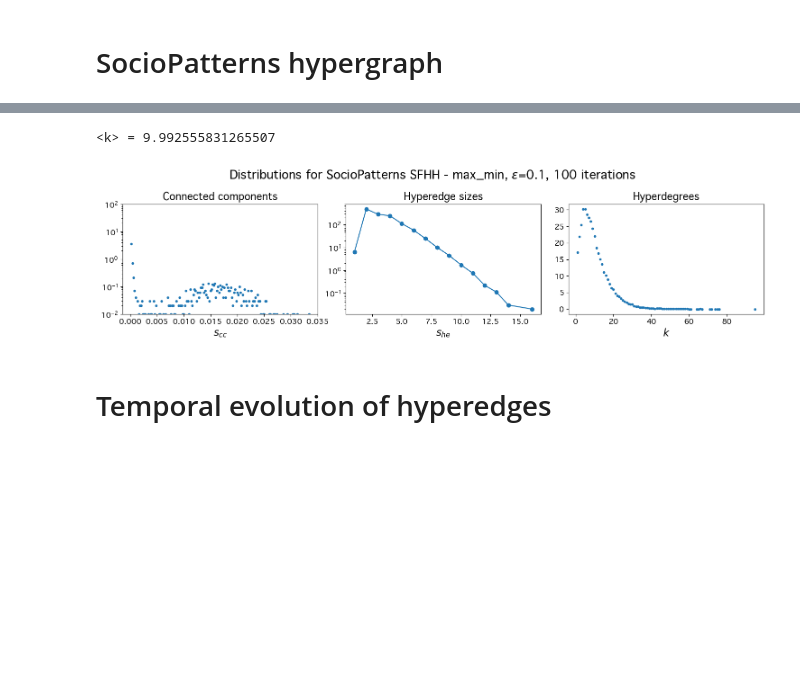
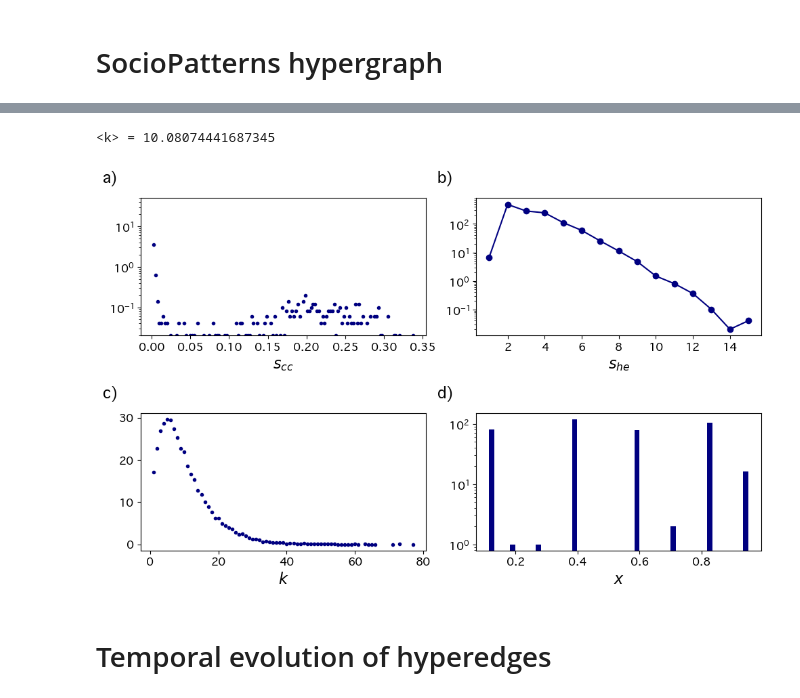
Before and after one commit to cosimoagostinelli/H-or_adaptive_Deffuant, a Jupyter notebook: 4_figures.ipynb, the cells around one changed output, grey strips where cells are left out. Saved outputs shown, nothing was run; the diff lists cells and outputs as text; code cells hidden in the pictures; blank space fills up the shorter version.

```diff
--- a/4_figures.ipynb
+++ b/4_figures.ipynb
@@ -13,8 +106,8 @@ dpi=150
 # $M$-uniform ER - steady state vs $\epsilon$
 # %%
 cond = 'max_min'
-Ns = [500, 1000]#, 2000, 5000]
-Ms = [2, 4]#, 6]
+Ns = [500, 1000, 2000, 5000]
+Ms = [2, 4, 6]
 
 nrows, ncols = 4, len(Ms)
 fig, axs = plt.subplots(nrows, ncols, sharex=True, sharey='row', figsize=(14, 4*len(Ms)))
@@ -52,11 +145,11 @@ for M in Ms:
 
         la0 = lbls[0] if N==Ns[0] else None
         la1 = lbls[1] if N==Ns[0] else None
-        axs[1,i].plot(epsilons, y1, color=clr, linestyle='-', marker='>', label=la0)
-        axs[1,i].plot(epsilons, y2, color=clr, linestyle='-', marker='o', label=la1)
+        axs[1,i].plot(epsilons, y1, color=clr, linestyle='-', marker='o', label=la0)
+        axs[1,i].plot(epsilons, y2, color=clr, linestyle='--', marker='>', label=la1)
         tk = [0.1,0.4,0.7,1.0]
         axs[1,i].set_yticks(tk, [str(i) for i in tk])
-        axs[1,i].legend(fontsize=lgd_size, loc=2)
+        axs[1,i].legend(fontsize=lgd_size, loc=2)  # loc=2,5 for max_min,std
 
         axs[2,i].plot(epsilons, y3, color=clr, marker='o', label=f'N={N}')
 
@@ -64,7 +157,7 @@ for M in Ms:
         la3 = lbls[3] if N==Ns[0] else None
         axs[3,i].plot(epsilons, y5, label=la3, linestyle='--', marker='o', color=clr)
         axs[3,i].plot(epsilons, y4, label=la2, color=clr)
-        axs[3,i].legend(fontsize=lgd_size, loc=2)
+        axs[3,i].legend(fontsize=lgd_size, loc=2) # loc=2,1 for max_min,std
 
         # set tick fontsize in all subplots
         for j in range(4):
@@ -380,58 +414,65 @@ plt.show()
 tag = 'SFHH'
 cond = 'max_min'
 epsilon = 0.1
-with open(f'../results/SocioPatterns/SP_{tag}_{cond}_distributions_eps_{epsilon}.pkl', 'rb') as f:
+with open(f'../results/SocioPatterns/SP_{tag}_{cond}_distrib_eps_{epsilon}.pkl', 'rb') as f:
     results = pickle.load(f)
 
 sizes_cc = results['sizes_cc']
 sizes_he = results['sizes_he']
-sizes_hd = results['sizes_hd']
-n_iter = results['n_iterations']
+sizes_hd = results['hyperdegs']
+n_iter = results['n_iter']
+op_fin = results['op_fin_1run']
 
-ncol = 3
-fig, axs = plt.subplots(1, ncol, figsize=(15, 4))
+fig, axs = plt.subplots(2,2, figsize=(10, 6.5))
 ttl_size = 16
 lgd_size = 12
+clr = 'navy'
 
+N=len(op_fin)
 x0 = [j/N for j in sorted(sizes_cc.keys())]
 y0 = [sizes_cc[j] for j in sorted(sizes_cc.keys())]
-axs[0].plot(x0, y0, marker='o', markersize=3, linewidth=0)
-axs[0].set_yscale('log')
-axs[0].set_ylim([1/n_iter, n_iter])
-axs[0].set_xlabel(r'$s_{cc}$', fontsize=ttl_size)
-axs[0].set_title('Connected components', rotation=0, fontsize=ttl_size)
+axs[0,0].plot(x0, y0, marker='o', markersize=3, linewidth=0, color=clr)
+axs[0,0].set_yscale('log')
+axs[0,0].set_ylim([1/n_iter, n_iter])
+axs[0,0].set_xlabel(r'$s_{cc}$', fontsize=ttl_size)
 
 x1 = sorted(sizes_he.keys())
 y1 = [sizes_he[x] for x in x1]
-axs[1].plot(x1, y1, marker='o')
-axs[1].set_yscale('log')
-axs[1].set_xlabel(r'$s_{he}$', fontsize=ttl_size)
-axs[1].set_title('Hyperedge sizes', rotation=0, fontsize=ttl_size)
+axs[0,1].plot(x1, y1, marker='o', color=clr)
+axs[0,1].set_yscale('log')
+axs[0,1].set_xlabel(r'$s_{he}$', fontsize=ttl_size)
 
 x2 = sorted(sizes_hd.keys())
 y2 = [sizes_hd[x] for x in x2]
-axs[2].plot(x2, y2, marker='o', markersize=3, linewidth=0)
-axs[2].set_xlabel(r'$k$', fontsize=ttl_size)
-axs[2].set_title('Hyperdegrees', rotation=0, fontsize=ttl_size)
+axs[1,0].plot(x2, y2, marker='o', markersize=3, linewidth=0, color=clr)
+axs[1,0].set_xlabel(r'$k$', fontsize=ttl_size)
+
+y3 = op_fin
+axs[1,1].hist(y3, bins=50, color=clr)
+axs[1,1].set_xlabel(r'$x$', fontsize=ttl_size)
+axs[1,1].set_yscale('log')
 
 # print avg hyperdegree
 hd_avg = np.dot(x2, y2) / sum(y2)
 print(f'<k> = {hd_avg}')
 
 # set tick fontsize in all subplots
-for j in range(ncol):
-    axs[j].tick_params(labelsize=12)
+for j in range(2):
+    for jj in range(2):
+        axs[j,jj].tick_params(labelsize=12)
 
-
-plt.suptitle(fr'Distributions for SocioPatterns SFHH - {cond}, $\epsilon$={epsilon}, {n_iter} iterations',
-             fontsize=int(ttl_size*1.2))
+# Add subplot labels
+lbls = ['a)','b)','c)','d)']
+for (i,j),lbl in zip(product([0,1],[0,1]), lbls):
+    axs[i,j].text(-0.08, 1.2, lbl, transform=axs[i,j].transAxes,
+                  fontsize=ttl_size, fontweight='bold', va='top', ha='right')
 
 plt.tight_layout()
-plt.savefig(f'../figures/SP_{tag}_{cond}_distributions_eps_{epsilon}.jpg')
+plt.savefig(f'../figures/SP_{tag}_{cond}_distributions_eps_{epsilon}.jpg', dpi=dpi)
 plt.show()
 # %% [output]
-<k> = 9.992555831265507
+<k> = 10.08074441687345
-[figure, old version]
+[figure, new version]
 # %% [markdown]
 # Temporal evolution of hyperedges
 # %%
```
Also changed, not shown: parts of 13 cells of this notebook, 2 other files.
